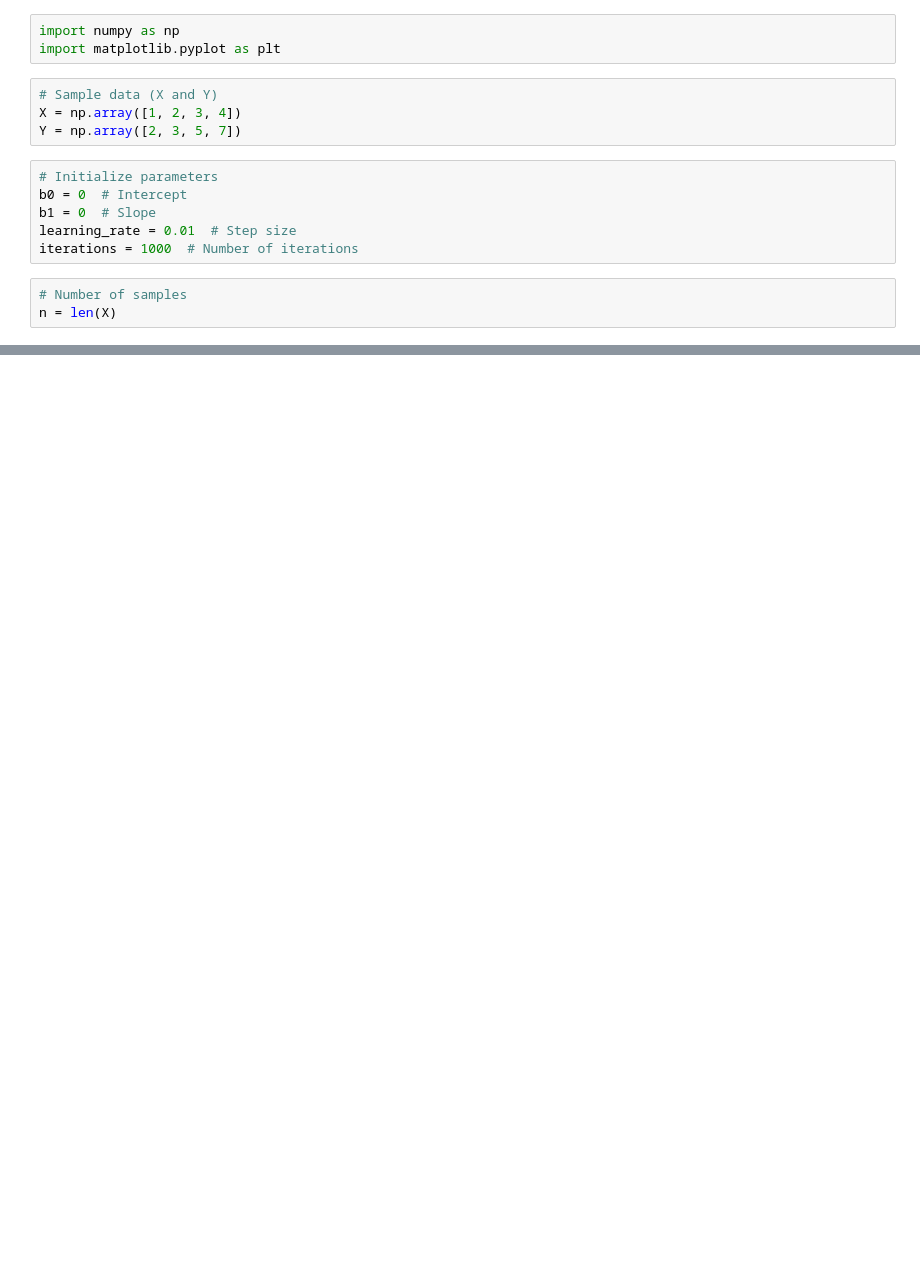
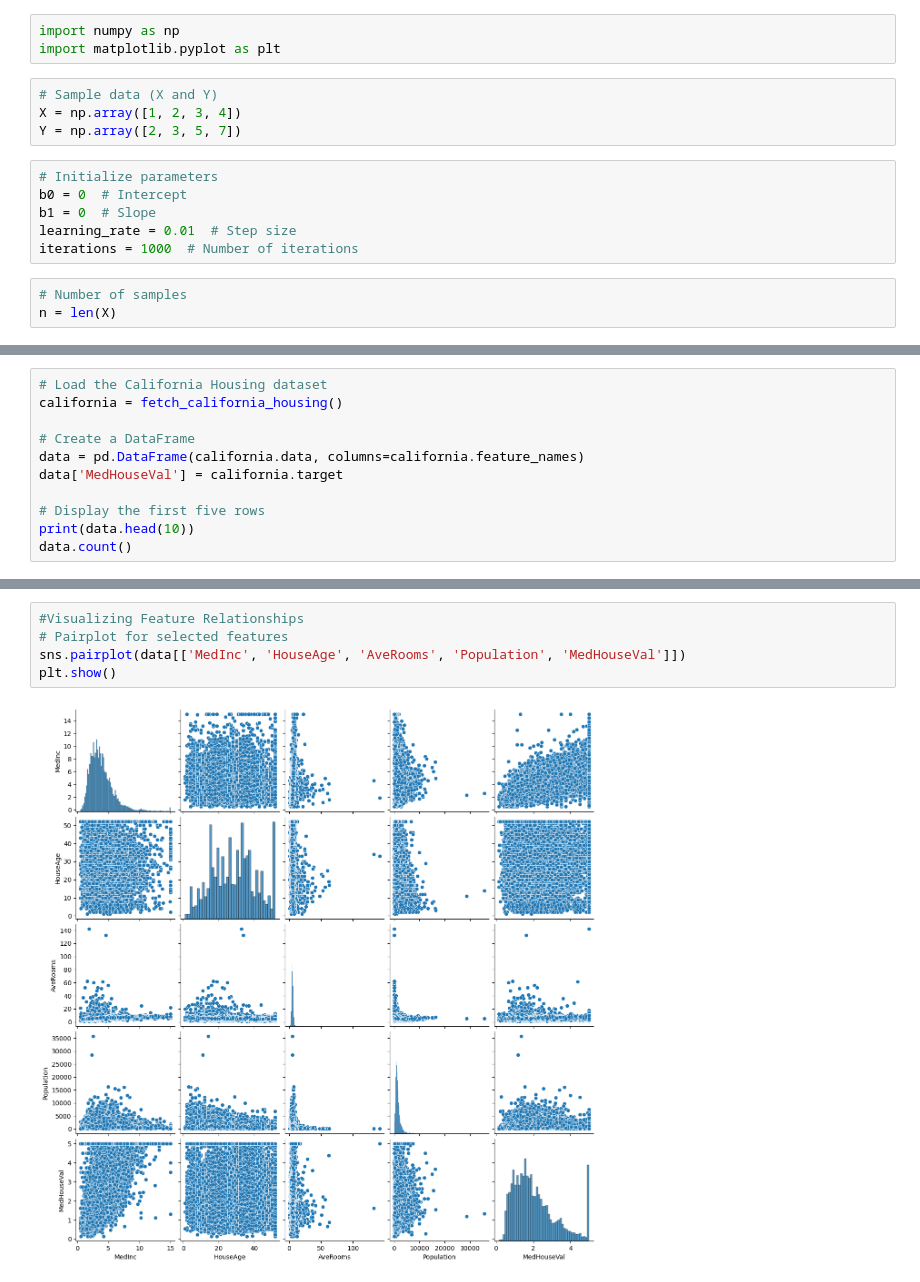
Before and after one commit to radheshyam1111/CN5006, a Jupyter notebook: week2.ipynb, the cells around one changed output, grey strips where cells are left out. Saved outputs shown, nothing was run; the diff lists cells and outputs as text; blank space fills up the shorter version.

```diff
--- a/week2.ipynb
+++ b/week2.ipynb
@@ -51,0 +85,11 @@ Final Slope (b1): 1.660593065245774
+# %%
+# Load the California Housing dataset
+california = fetch_california_housing()
+
+# Create a DataFrame
+data = pd.DataFrame(california.data, columns=california.feature_names)
+data['MedHouseVal'] = california.target
+
+# Display the first five rows
+print(data.head(10))
+data.count()
@@ -51,0 +162,7 @@ Final Slope (b1): 1.660593065245774
+# %%
+#Visualizing Feature Relationships
+# Pairplot for selected features
+sns.pairplot(data[['MedInc', 'HouseAge', 'AveRooms', 'Population', 'MedHouseVal']])
+plt.show()
+# %% [output]
+[figure, added]
```
Also changed, not shown: parts of 18 cells of this notebook.
